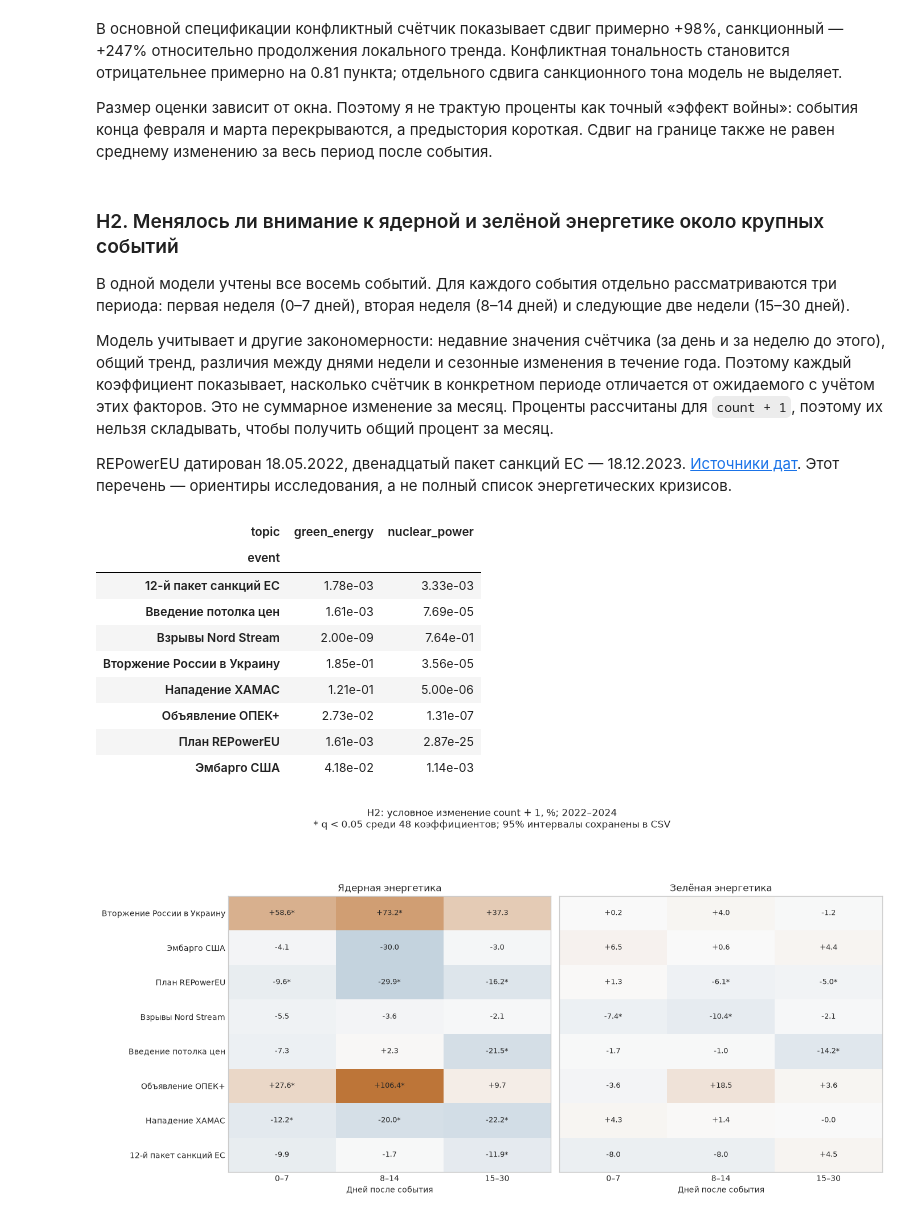
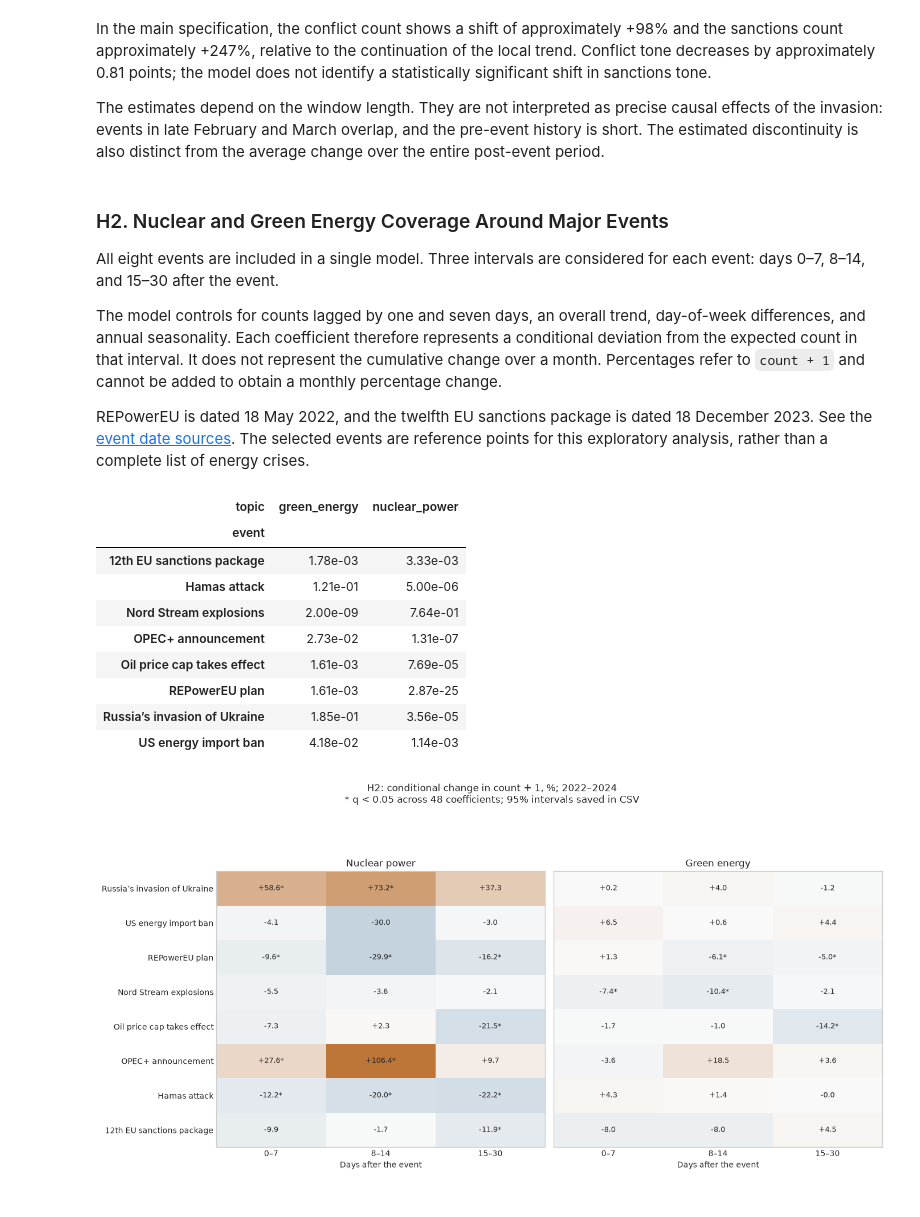
Before and after one commit to LiliaEr/gdelt-media-energy-analysis, a Jupyter notebook: notebooks/gdelt_energy_media_analysis.ipynb, the cells around one changed output. Cells and saved outputs as stored; diff of their text form; code cells hidden in the pictures.

```diff
--- a/notebooks/gdelt_energy_media_analysis.ipynb
+++ b/notebooks/gdelt_energy_media_analysis.ipynb
@@ -36,8 +62,8 @@ from IPython.display import display, Markdown
 from src.analysis import (TOPICS, load_daily_data, summarize_quality, benjamini_hochberg,
     differenced_topic_correlations, event_study_hac, event_study_level_hac)
 from src.advanced_models import multi_event_distributed_lag, cop_event_time_model, var_changes_by_topic
-LABELS = dict(zip(TOPICS, ['Нефть и газ', 'Ядерная энергетика', 'Зелёная энергетика',
-    'Климатическая политика', 'Санкции и энергетика', 'Конфликты и энергетика']))
+LABELS = dict(zip(TOPICS, ['Oil and gas', 'Nuclear power', 'Green energy',
+    'Climate policy', 'Sanctions and energy', 'Conflict and energy']))
 BLUE = '#356a96'
 CMAP = LinearSegmentedColormap.from_list('signed', [BLUE, '#fafafa', '#bc7132'])
 plt.style.use('seaborn-v0_8-whitegrid')
@@ -67,7 +93,7 @@ def heatmap(matrix, title, name):
         for j in range(6):
             ax.text(j,i,f'{matrix.iloc[i,j]:.2f}',ha='center',va='center',
                     color='white' if abs(matrix.iloc[i,j])>.7 else '#202020')
-    ax.set_title(title+'\nДневные значения, 2022–2024')
+    ax.set_title(title+'\nDaily observations, 2022–2024')
     fig.colorbar(im, ax=ax, shrink=.8, label='Pearson r')
     finish(fig,name)
 data = load_daily_data(ROOT/'data/raw/gdelt_energy_daily.csv')
@@ -124,8 +152,8 @@ fig,axes = plt.subplots(3,2,figsize=(13,10),sharex=True)
 for ax,t in zip(axes.flat,TOPICS):
     ax.plot(data.date,data[t+'_count'].rolling(14).mean(),color=BLUE)
     ax.axvline(pd.Timestamp('2022-02-24'),color='#555555',ls=':',lw=1)
-    ax.set(title=LABELS[t],ylabel='Счётчик в день',ylim=(0,None))
-fig.suptitle('Частота: среднее за последние 14 дней, 2022–2024\nПунктир — 24.02.2022; шкалы панелей различаются',y=0.99)
+    ax.set(title=LABELS[t],ylabel='Daily count',ylim=(0,None))
+fig.suptitle('Frequency: trailing 14-day mean, 2022–2024\nDotted line: 24 Feb 2022; panel scales differ',y=0.99)
 finish(fig,'02_frequency',rect=[0,0,1,0.91])
 annual = data.groupby(data.date.dt.year)[count_cols].mean()
 display(annual.rename(columns={t+'_count':LABELS[t] for t in TOPICS}).round(0))
@@ -250,60 +279,60 @@ h1_sensitivity.to_csv(TABLES/'h1_window_sensitivity.csv',index=False)
 | sanctions_energy_count | 293.38 | 246.61 | 200.75 |
 | sanctions_energy_tone | -0.19 | -0.01 | -0.05 |
 # %% [markdown]
- В основной спецификации конфликтный счётчик показывает сдвиг примерно +98%, санкционный — +247% относительно продолжения локального тренда. Конфликтная тональность становится отрицательнее примерно на 0.81 пункта; отдельного сдвига санкционного тона модель не выделяет.
+In the main specification, the conflict count shows a shift of approximately +98% and the sanctions count approximately +247%, relative to the continuation of the local trend. Conflict tone decreases by approximately 0.81 points; the model does not identify a statistically significant shift in sanctions tone.
 
-Размер оценки зависит от окна. Поэтому я не трактую проценты как точный «эффект войны»: события конца февраля и марта перекрываются, а предыстория короткая. Сдвиг на границе также не равен среднему изменению за весь период после события.
+The estimates depend on the window length. They are not interpreted as precise causal effects of the invasion: events in late February and March overlap, and the pre-event history is short. The estimated discontinuity is also distinct from the average change over the entire post-event period.
 # %% [markdown]
-### H2. Менялось ли внимание к ядерной и зелёной энергетике около крупных событий
+### H2. Nuclear and Green Energy Coverage Around Major Events
 
-В одной модели учтены все восемь событий. Для каждого события отдельно рассматриваются три периода: первая неделя (0–7 дней), вторая неделя (8–14 дней) и следующие две недели (15–30 дней).
+All eight events are included in a single model. Three intervals are considered for each event: days 0–7, 8–14, and 15–30 after the event.
 
-Модель учитывает и другие закономерности: недавние значения счётчика (за день и за неделю до этого), общий тренд, различия между днями недели и сезонные изменения в течение года. Поэтому каждый коэффициент показывает, насколько счётчик в конкретном периоде отличается от ожидаемого с учётом этих факторов. Это не суммарное изменение за месяц. Проценты рассчитаны для `count + 1`, поэтому их нельзя складывать, чтобы получить общий процент за месяц.
+The model controls for counts lagged by one and seven days, an overall trend, day-of-week differences, and annual seasonality. Each coefficient therefore represents a conditional deviation from the expected count in that interval. It does not represent the cumulative change over a month. Percentages refer to `count + 1` and cannot be added to obtain a monthly percentage change.
 
-REPowerEU датирован 18.05.2022, двенадцатый пакет санкций ЕС — 18.12.2023. [Источники дат](../reports/event_sources.md). Этот перечень — ориентиры исследования, а не полный список энергетических кризисов.
+REPowerEU is dated 18 May 2022, and the twelfth EU sanctions package is dated 18 December 2023. See the [event date sources](../reports/event_sources.md). The selected events are reference points for this exploratory analysis, rather than a complete list of energy crises.
 # %%
 ENERGY_EVENTS = {
-    '2022-02-24':'Вторжение России в Украину', '2022-03-08':'Эмбарго США',
-    '2022-05-18':'План REPowerEU', '2022-09-26':'Взрывы Nord Stream',
-    '2022-12-05':'Введение потолка цен', '2023-04-02':'Объявление ОПЕК+',
-    '2023-10-07':'Нападение ХАМАС', '2023-12-18':'12-й пакет санкций ЕС'}
+    '2022-02-24':'Russia’s invasion of Ukraine', '2022-03-08':'US energy import ban',
+    '2022-05-18':'REPowerEU plan', '2022-09-26':'Nord Stream explosions',
+    '2022-12-05':'Oil price cap takes effect', '2023-04-02':'OPEC+ announcement',
+    '2023-10-07':'Hamas attack', '2023-12-18':'12th EU sanctions package'}
 coefs,joints = [],[]
 for t in ('nuclear_power','green_energy'):
     c,j = multi_event_distributed_lag(data,t+'_count',ENERGY_EVENTS)
     coefs.append(c.assign(topic=t)); joints.append(j.assign(topic=t))
 h2,h2_joint = pd.concat(coefs,ignore_index=True),pd.concat(joints,ignore_index=True)
 # Families span both topics: 48 coefficients and 16 joint tests.
 h2['p_value_fdr'] = benjamini_hochberg(h2.p_value)
 h2_joint['joint_p_fdr'] = benjamini_hochberg(h2_joint.joint_p_value)
 display(h2_joint.pivot(index='event',columns='topic',values='joint_p_fdr').style.format('{:.2e}'))
 h2.to_csv(TABLES/'h2_lag_coefficients.csv',index=False)
 h2_joint.to_csv(TABLES/'h2_joint_tests.csv',index=False)
 fig,axes = plt.subplots(1,2,figsize=(14,7),sharey=True)
 limit = max(10,np.ceil(h2.effect_pct.abs().max()/10)*10)
 for ax,t in zip(axes,('nuclear_power','green_energy')):
     part = h2.loc[h2.topic==t]
     m = part.pivot(index='event',columns='lag_bin',values='effect_pct').reindex(list(ENERGY_EVENTS.values()))[['0–7','8–14','15–30']]
     q = part.pivot(index='event',columns='lag_bin',values='p_value_fdr').reindex(m.index)[m.columns]
     ax.imshow(m,cmap=CMAP,vmin=-limit,vmax=limit,aspect='auto')
     ax.grid(False)
     ax.set_xticks(range(3),m.columns); ax.set_yticks(range(8),m.index)
-    ax.set(title=LABELS[t],xlabel='Дней после события')
+    ax.set(title=LABELS[t],xlabel='Days after the event')
     for i in range(8):
         for j in range(3):
             star = '*' if q.iloc[i,j]<.05 else ''
             ax.text(j,i,f'{m.iloc[i,j]:+.1f}{star}',ha='center',va='center',fontsize=9)
-fig.suptitle('H2: условное изменение count + 1, %; 2022–2024\n* q < 0.05 среди 48 коэффициентов; 95% интервалы сохранены в CSV',y=0.99)
+fig.suptitle('H2: conditional change in count + 1, %; 2022–2024\n* q < 0.05 across 48 coefficients; 95% intervals saved in CSV',y=0.99)
 finish(fig,'06_h2',rect=[0,0,1,0.90])
 # %% [output]
 | topic | green_energy | nuclear_power |
 | event |  |  |
-| 12-й пакет санкций ЕС | 1.78e-03 | 3.33e-03 |
-| Введение потолка цен | 1.61e-03 | 7.69e-05 |
-| Взрывы Nord Stream | 2.00e-09 | 7.64e-01 |
-| Вторжение России в Украину | 1.85e-01 | 3.56e-05 |
-| Нападение ХАМАС | 1.21e-01 | 5.00e-06 |
-| Объявление ОПЕК+ | 2.73e-02 | 1.31e-07 |
-| План REPowerEU | 1.61e-03 | 2.87e-25 |
-| Эмбарго США | 4.18e-02 | 1.14e-03 |
+| 12th EU sanctions package | 1.78e-03 | 3.33e-03 |
+| Hamas attack | 1.21e-01 | 5.00e-06 |
+| Nord Stream explosions | 2.00e-09 | 7.64e-01 |
+| OPEC+ announcement | 2.73e-02 | 1.31e-07 |
+| Oil price cap takes effect | 1.61e-03 | 7.69e-05 |
+| REPowerEU plan | 1.61e-03 | 2.87e-25 |
+| Russia’s invasion of Ukraine | 1.85e-01 | 3.56e-05 |
+| US energy import ban | 4.18e-02 | 1.14e-03 |
-[figure, old version]
+[figure, new version]
 # %% [markdown]
```
Also changed, not shown: parts of 39 cells of this notebook, 17 other files.
